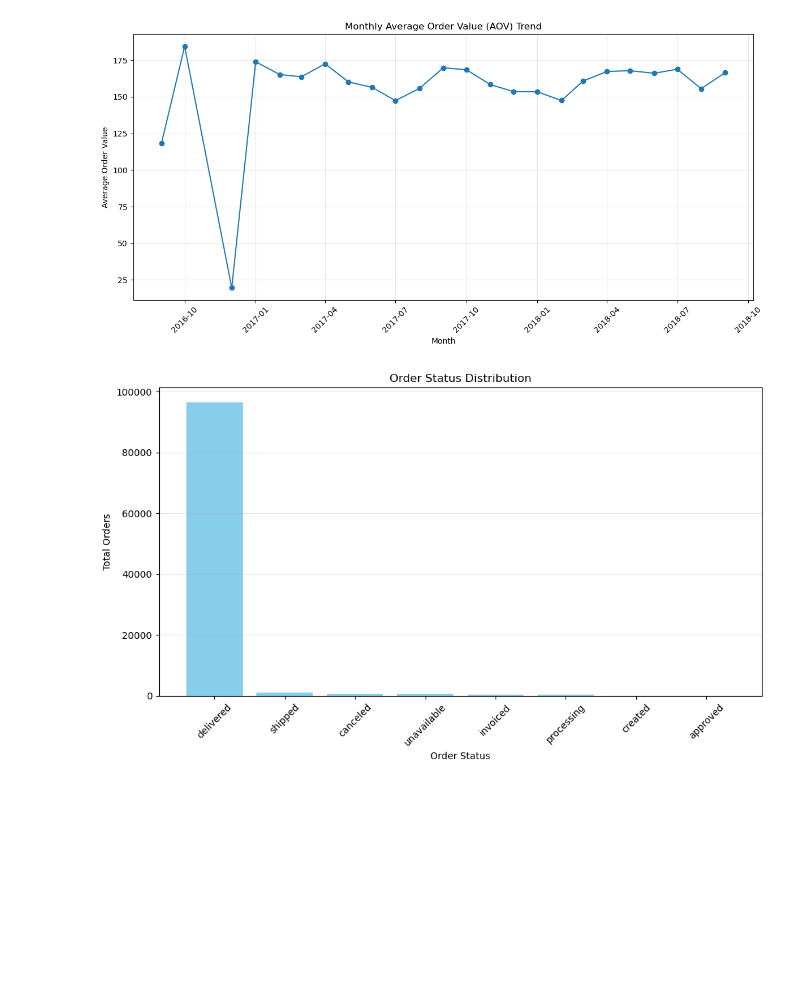
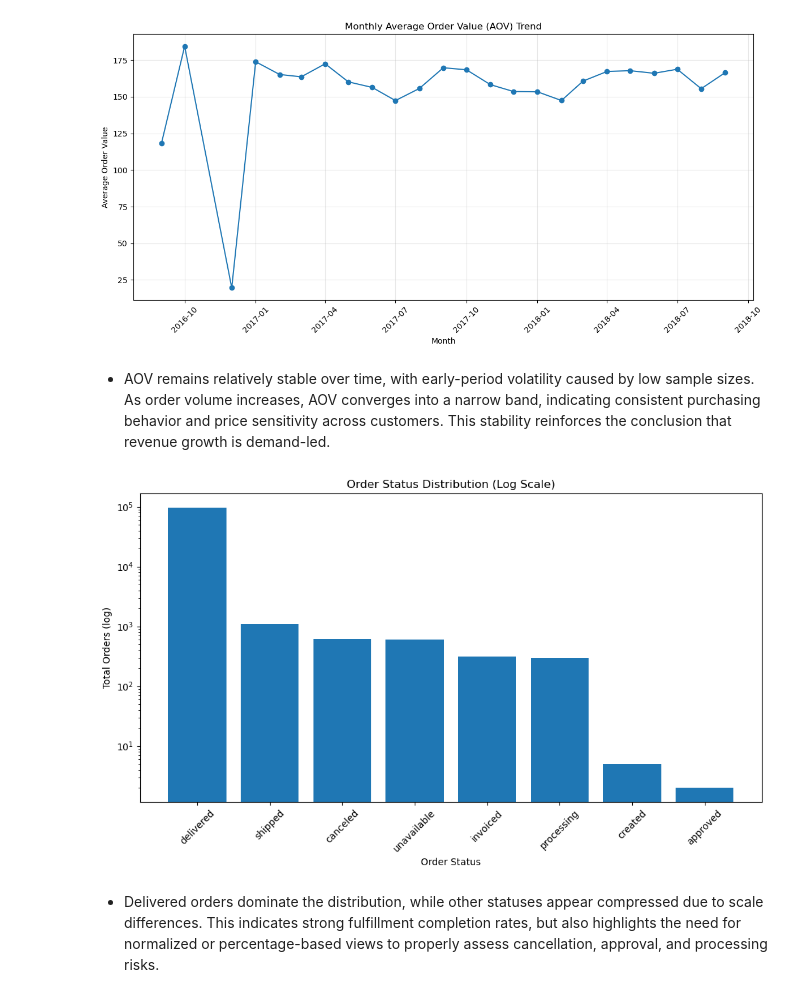
Before and after one commit to DonnahM/E-commerce_performance_insights, a Jupyter notebook: Customer_behavior_trends.ipynb, the cells around one changed output. Saved outputs shown, nothing was run; the diff lists cells and outputs as text; code cells hidden in the pictures; blank space fills up the shorter version.

Commit message:
"Detailed anaysis of order and sales analysis"

```diff
--- a/Customer_behavior_trends.ipynb
+++ b/Customer_behavior_trends.ipynb
@@ -825,6 +831,8 @@ plt.tight_layout()
 plt.show()
 # %% [output]
 [figure]
+# %% [markdown]
+- AOV remains relatively stable over time, with early-period volatility caused by low sample sizes. As order volume increases, AOV converges into a narrow band, indicating consistent purchasing behavior and price sensitivity across customers. This stability reinforces the conclusion that revenue growth is demand-led.
 # %%
 # Order status distribution
 order_status_distribution = pd.read_sql("""
@@ -838,16 +846,21 @@ ORDER BY total_orders DESC;
 # %%
 # Plot a bar chart of order status distribution
 plt.figure(figsize=(10, 6))
-plt.bar(order_status_distribution['order_status'], order_status_distribution['total_orders'], color='skyblue')
-plt.title('Order Status Distribution')
+plt.bar(
+    order_status_distribution['order_status'],
+    order_status_distribution['total_orders']
+)
+plt.yscale('log')
+plt.title('Order Status Distribution (Log Scale)')
 plt.xlabel('Order Status')
-plt.ylabel('Total Orders')
+plt.ylabel('Total Orders (log)')
 plt.xticks(rotation=45)
-plt.grid(axis='y', alpha=0.3)
 plt.tight_layout()
 plt.show()
 # %% [output]
-[figure, old version]
+[figure, new version]
+# %% [markdown]
+- Delivered orders dominate the distribution, while other statuses appear compressed due to scale differences. This indicates strong fulfillment completion rates, but also highlights the need for normalized or percentage-based views to properly assess cancellation, approval, and processing risks.
 # %%
 # Delivery time in days
 delivery_time_analysis = pd.read_sql("""
```
Also changed, not shown: parts of 9 cells of this notebook.
